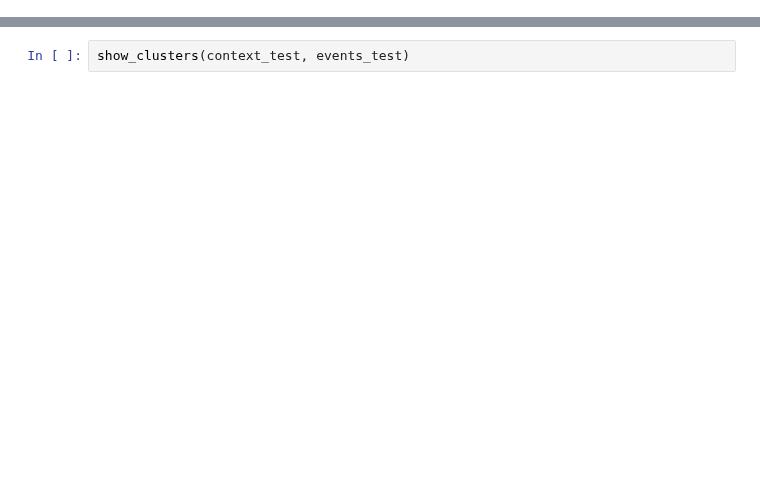
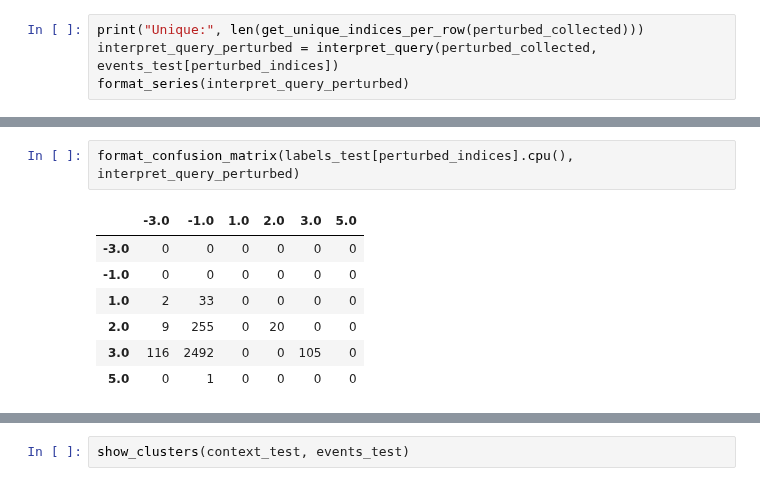
Before and after one commit to MartinStoev00/DeepCASE, a Jupyter notebook: attack.ipynb, the cells around one changed output, grey strips where cells are left out. Saved outputs shown, nothing was run; the diff lists cells and outputs as text; blank space fills up the shorter version.

```diff
--- a/attack.ipynb
+++ b/attack.ipynb
@@ -459,0 +508,4 @@ array([[   0,    0,    0,    0,    0,    0],
+# %%
+print("Unique:", len(get_unique_indices_per_row(perturbed_collected)))
+interpret_query_perturbed = interpret_query(perturbed_collected, events_test[perturbed_indices])
+format_series(interpret_query_perturbed)
@@ -459,0 +528,10 @@ array([[   0,    0,    0,    0,    0,    0],
+# %%
+format_confusion_matrix(labels_test[perturbed_indices].cpu(), interpret_query_perturbed)
+# %% [output]
+|  | -3.0 | -1.0 | 1.0 | 2.0 | 3.0 | 5.0 |
+| -3.0 | 0 | 0 | 0 | 0 | 0 | 0 |
+| -1.0 | 0 | 0 | 0 | 0 | 0 | 0 |
+| 1.0 | 2 | 33 | 0 | 0 | 0 | 0 |
+| 2.0 | 9 | 255 | 0 | 20 | 0 | 0 |
+| 3.0 | 116 | 2492 | 0 | 0 | 105 | 0 |
+| 5.0 | 0 | 1 | 0 | 0 | 0 | 0 |
```
Also changed, not shown: parts of 36 cells of this notebook, 6 other files.
